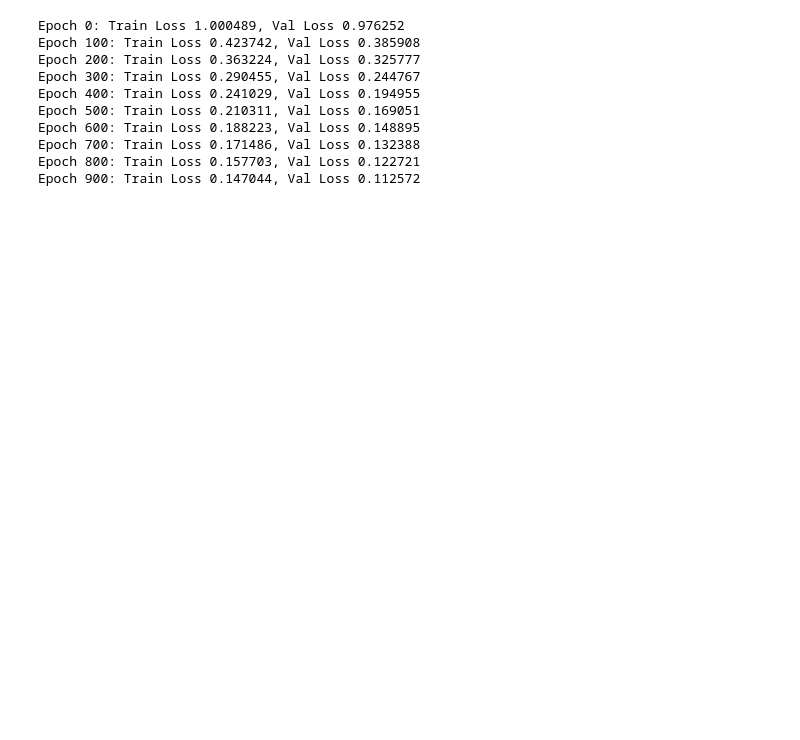
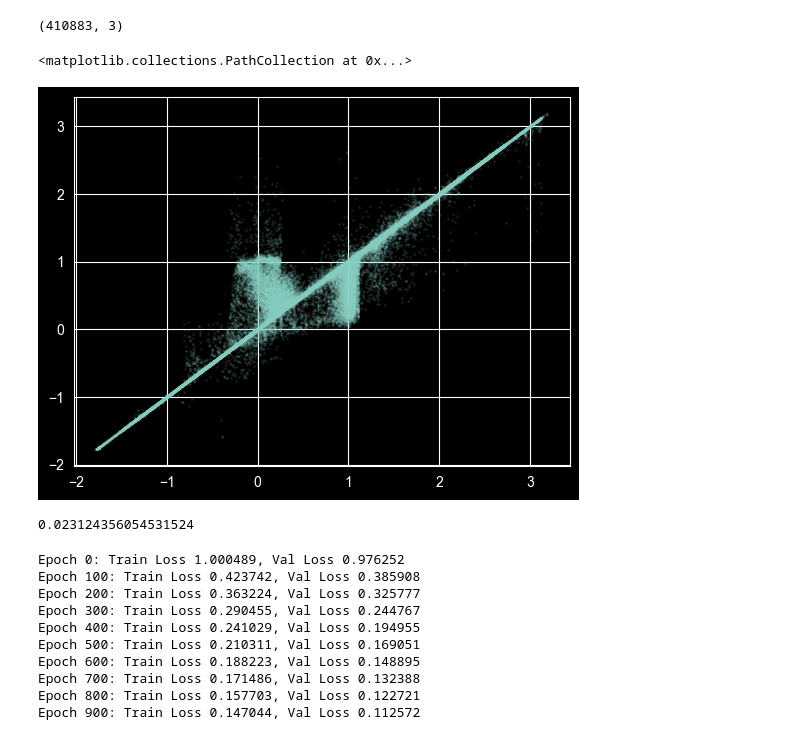
Before and after one commit to sebastianratzenboeck/StarPipeline, a Jupyter notebook: train_isochrone_interpolator.ipynb, the cells around one changed output. Cells and saved outputs as stored; diff of their text form; code cells hidden in the pictures; blank space fills up the shorter version.

```diff
--- a/train_isochrone_interpolator.ipynb
+++ b/train_isochrone_interpolator.ipynb
@@ -17,7 +36,19 @@ y = df_parsec[['logL', 'logT', 'logR']].values
 # %%
-X_train, X_temp, y_train, y_temp = train_test_split(
-    X, y, test_size=0.4, random_state=0
+# X_train, X_temp, y_train, y_temp = train_test_split(
+#     X, y, test_size=0.4, random_state=0
+# )
+# X_val, X_test, y_val, y_test = train_test_split(
+#     X_temp, y_temp, test_size=0.5, random_state=0
+# )
+X_train, X_test, y_train, y_test = train_test_split(
+    X, y, test_size=0.2, random_state=0
 )
-X_val, X_test, y_val, y_test = train_test_split(
-    X_temp, y_temp, test_size=0.5, random_state=0
-)
+
+scaler_X = StandardScaler().fit(X_train)
+scaler_y = StandardScaler().fit(y_train)
+
+X_train = scaler_X.transform(X_train)
+# X_val = scaler_X.transform(X_val)
+X_test = scaler_X.transform(X_test)
+
+y_train = scaler_y.transform(y_train)
@@ -24 +76,18 @@ X_val, X_test, y_val, y_test = train_test_split(
+# %%
+y_test_hat = scaler_y.inverse_transform(model.predict(X_test))
+# y_test_hat = model.predict(X_test)
+# %%
+y_test_hat.shape
+# %% [output]
+(410883, 3)
+# %%
+ax = 2
+plt.scatter(y_test[:,ax], y_test_hat[:,ax], s=1, alpha=0.1)
+# %% [output]
+<matplotlib.collections.PathCollection at 0x...>
+[figure, added]
+# %%
+np.mean((y_test_hat - y_test)**2)
+# %% [output]
+0.023124356054531524
 # %%
```
Also changed, not shown: parts of 37 cells of this notebook, 7 other files.
